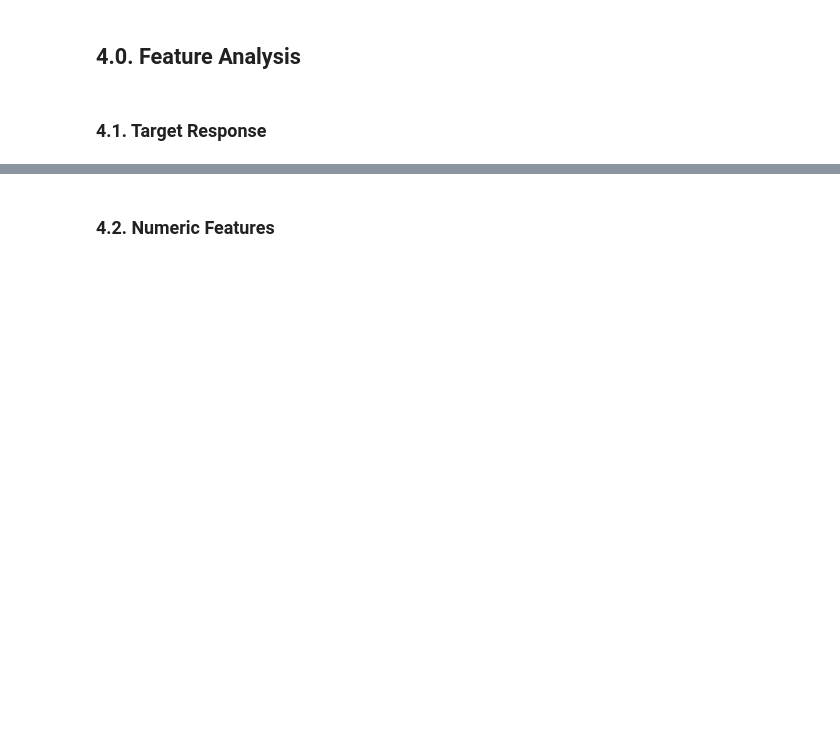
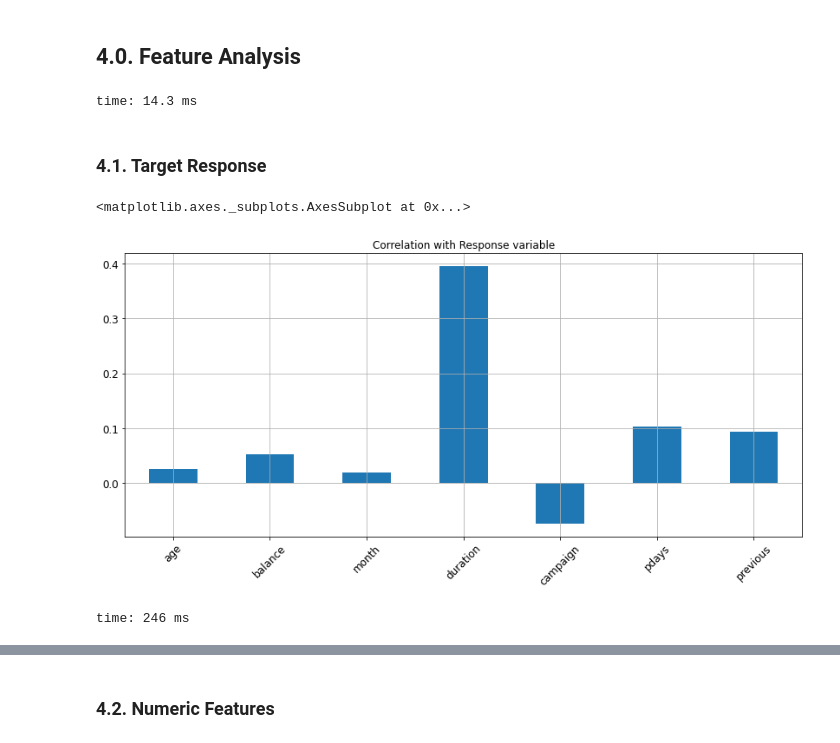
Before and after one commit to vitorlavor/Project2, a Jupyter notebook: ProjectBankMarketing.ipynb, the cells around one changed output, grey strips where cells are left out. Saved outputs shown, nothing was run; the diff lists cells and outputs as text; code cells hidden in the pictures; blank space fills up the shorter version.

```diff
--- a/ProjectBankMarketing.ipynb
+++ b/ProjectBankMarketing.ipynb
@@ -351,4 +248,33 @@ No outliers for duration
 # %% [markdown]
 ## 4.0. Feature Analysis
+# %%
+# Create a copy to work with in analysis
+
+data_analysis = dataset.copy(deep = True)
+# %% [output]
+time: 14.3 ms
 # %% [markdown]
 ### 4.1. Target Response
+# %%
+# Correlation plot
+
+# Transforming the target response to 0 and 1
+
+data_analysis['deposit_bin'] = (data_analysis['deposit'] == 'yes').astype(int)
+
+# Transforming month from string to integer
+
+months_dict = {'jan': 1, 'feb': 2, 'mar': 3, 'apr': 4, 'may': 5, 'jun': 6, 'jul': 7, 'aug': 8, 'sep': 9,
+               'oct': 10, 'nov': 11, 'dec': 12}
+data_analysis['month'] = data_analysis['month'].map(months_dict)
+
+# Plotting the correlation with deposit
+
+data_analysis.drop(columns = ['deposit_bin', 'deposit', 'job', 'marital', 'day', 'education', 'contact', 'poutcome']).corrwith(data_analysis['deposit_bin']).plot.bar(figsize=(14,6),
+              title = 'Correlation with Response variable',
+              fontsize = 12, rot = 45,
+              grid = True)
+# %% [output]
+<matplotlib.axes._subplots.AxesSubplot at 0x...>
+[figure, added]
+time: 246 ms
```
Also changed, not shown: parts of 202 cells of this notebook.
